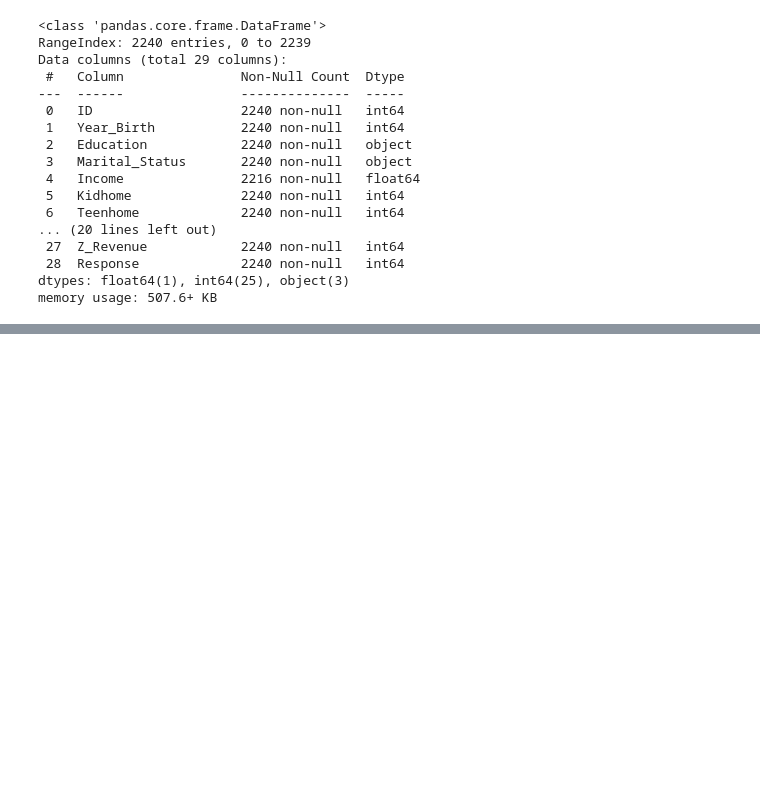
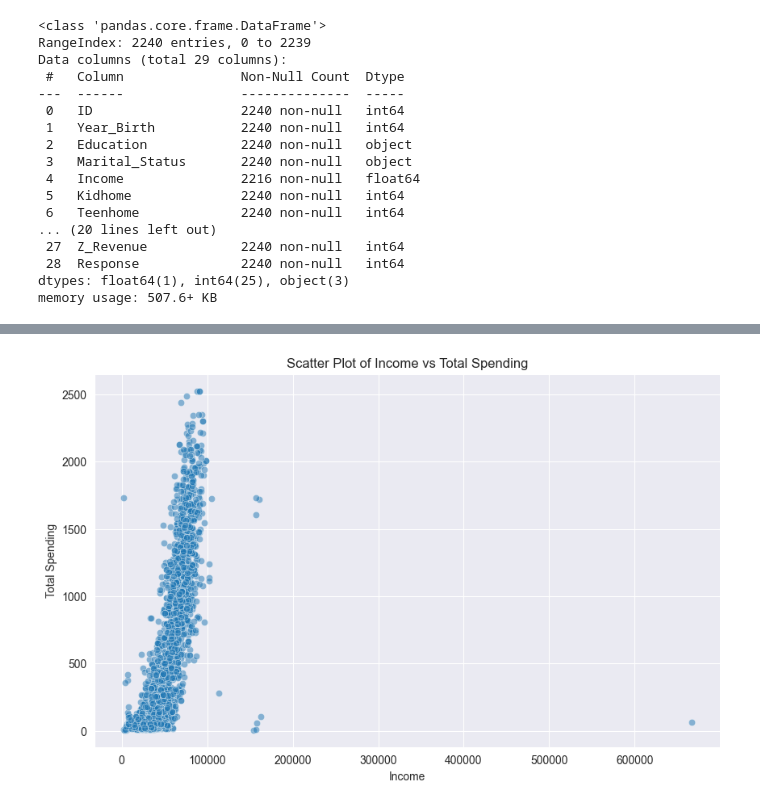
Before and after one commit to Kucharito/MachineLearning2, a Jupyter notebook: Projekt#1.ipynb, the cells around one changed output, grey strips where cells are left out. Cells and saved outputs as stored; diff of their text form; code cells hidden in the pictures; blank space fills up the shorter version.

Commit message:
Project 1: Data Clustering Analysis

```diff
--- a/Projekt#1.ipynb
+++ b/Projekt#1.ipynb
@@ -44,0 +221,9 @@ memory usage: 507.6+ KB
+# %%
+plt.figure(figsize=(10, 6))
+sns.scatterplot(x='Income', y='Total_Spent', data=df, alpha=0.5)
+plt.title('Scatter Plot of Income vs Total Spending')
+plt.xlabel('Income')
+plt.ylabel('Total Spending')
+plt.show()
+# %% [output]
+[figure, added]
```
Also changed, not shown: parts of 28 cells of this notebook.
